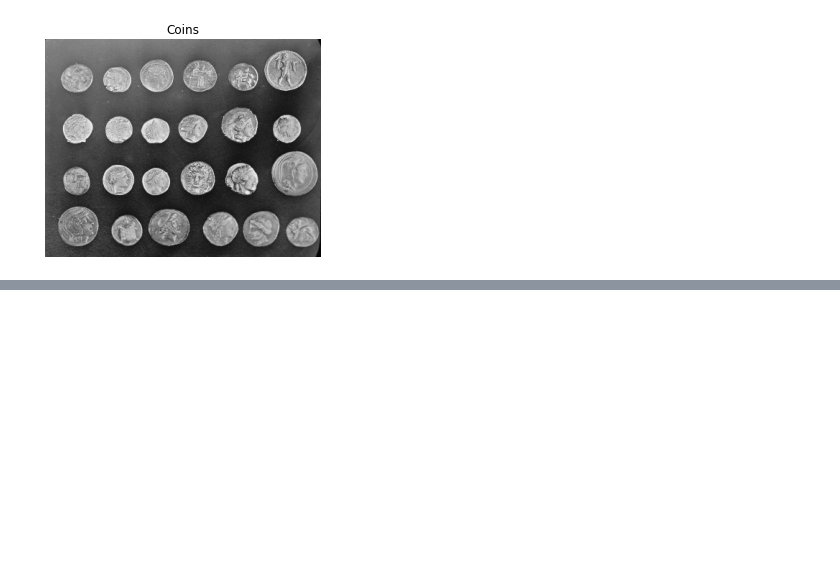
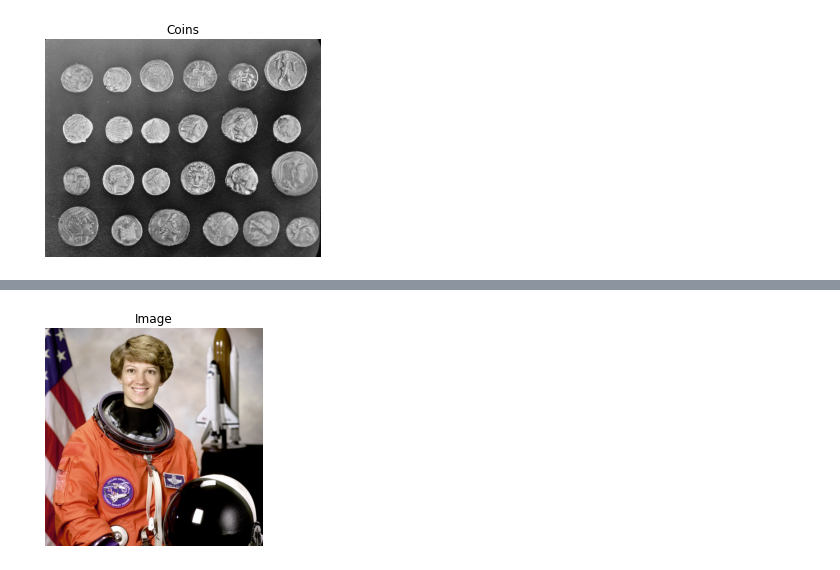
Before and after one commit to MohebZandi/Comupter_Vision, a Jupyter notebook: Image_processing_Data_Camp_1.ipynb, the cells around one changed output, grey strips where cells are left out. Drawn from its saved outputs; the diff is of its cells as text; code cells hidden in the pictures; blank space fills up the shorter version.

```diff
--- a/Image_processing_Data_Camp_1.ipynb
+++ b/Image_processing_Data_Camp_1.ipynb
@@ -27,0 +47,6 @@ show_image(coins_image, title='Coins')
+# %%
+# Load the rocket image
+image1 = data.astronaut()
+show_image(image1)
+# %% [output]
+[figure, added]
```
Also changed, not shown: parts of 12 cells of this notebook.
